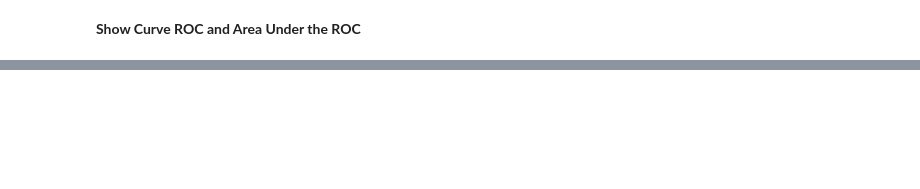
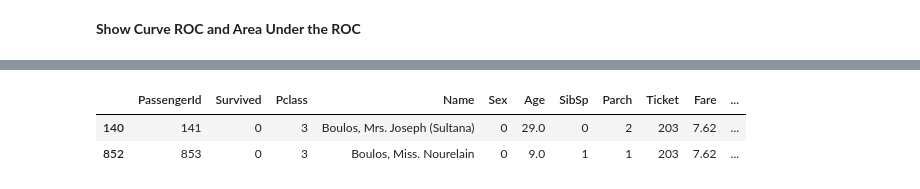
Before and after one commit to faustofcjr/artificial-intelligence, a Jupyter notebook: kaggle/titanic/decision_tree_classifier.ipynb, the cells around one changed output, grey strips where cells are left out. Saved outputs shown, nothing was run; the diff lists cells and outputs as text; code cells hidden in the pictures; blank space fills up the shorter version.

```diff
--- a/kaggle/titanic/decision_tree_classifier.ipynb
+++ b/kaggle/titanic/decision_tree_classifier.ipynb
@@ -150,0 +184,6 @@ AUC-Area Under the ROC Curve: 0.76
+# %%
+train_df[train_df["Ticket"] == 203]
+# %% [output]
+|  | PassengerId | Survived | Pclass | Name | Sex | Age | SibSp | Parch | Ticket | Fare | ... |
+| 140 | 141 | 0 | 3 | Boulos, Mrs. Joseph (Sultana) | 0 | 29.0 | 0 | 2 | 203 | 7.62 | ... |
+| 852 | 853 | 0 | 3 | Boulos, Miss. Nourelain | 0 | 9.0 | 1 | 1 | 203 | 7.62 | ... |
```
Also changed, not shown: parts of 12 cells of this notebook, 5 other files.
